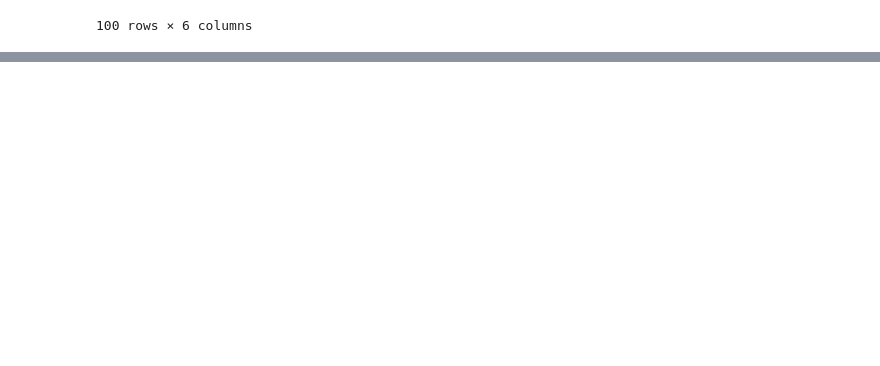
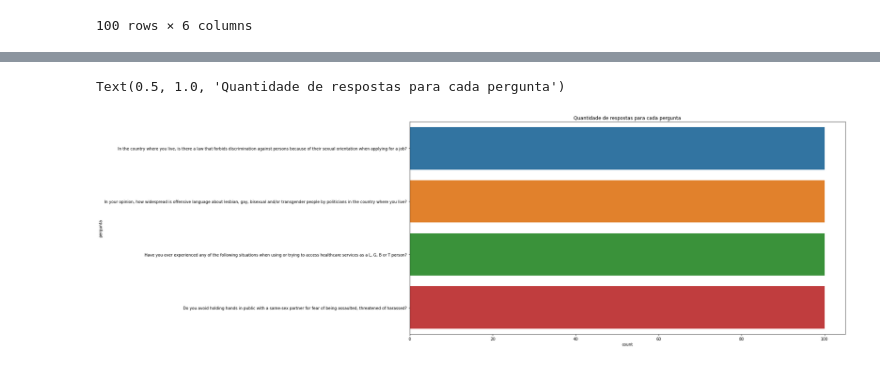
Before and after one commit to Weivak/UFRJ_Analitica_Tarefas, a Jupyter notebook: Tarefa_Analise/analise.ipynb, the cells around one changed output, grey strips where cells are left out. Drawn from its saved outputs; the diff is of its cells as text; code cells hidden in the pictures; blank space fills up the shorter version.

Commit message:
Initial analisis of the data

```diff
--- a/Tarefa_Analise/analise.ipynb
+++ b/Tarefa_Analise/analise.ipynb
@@ -63,3 +59,9 @@ df_discriminacao
 | 98 | Bulgaria | Gay | c10 | Have you ever experienced any of ... | Having to change general practiti... | 3 |
 | 99 | Bulgaria | Gay | c10 | Have you ever experienced any of ... | Receiving unequal treatment when ... | 4 |
 100 rows × 6 columns
+# %%
+query = """
+SELECT * FROM `basedosdados.eu_fra_lgbt.cotidiano` LIMIT 100
+"""
+
+df_cotidiano = bd.read_sql(query=query)
@@ -65,0 +84,6 @@ df_discriminacao
+# %%
+query = """
+SELECT * FROM `basedosdados.eu_fra_lgbt.violencia_abuso` LIMIT 100
+"""
+
+df_violencia_abuso = bd.read_sql(query=query)
@@ -65,0 +106,6 @@ df_discriminacao
+# %%
+query = """
+SELECT * FROM `basedosdados.eu_fra_lgbt.consciencia_direitos` LIMIT 100
+"""
+
+df_consciencia_direitos = bd.read_sql(query=query)
@@ -65,0 +151,9 @@ df_discriminacao
+# %%
+# unindo os dataframes
+import pandas as pd
+import pandas_profiling
+
+# aqui ocorre a união dos dataframes relacionados ao tema LGBT, exceto o df_especifico_transgenero
+# pois esse dataframe contem dados especificos sobre a população transgênero e será
+# analisado em separadamente
+df_lgbt = pd.concat([df_consciencia_direitos,df_cotidiano,df_discriminacao,df_violencia_abuso], axis=0)
@@ -65,0 +244,8 @@ df_discriminacao
+# %%
+# Grafico de barras com a quantidade de respostas para cada pergunta
+plt.figure(figsize=(20,10))
+sns.countplot(y='pergunta', data=df_lgbt)
+plt.title('Quantidade de respostas para cada pergunta')
+# %% [output]
+Text(0.5, 1.0, 'Quantidade de respostas para cada pergunta')
+[figure, added]
```
Also changed, not shown: parts of 17 cells of this notebook.
